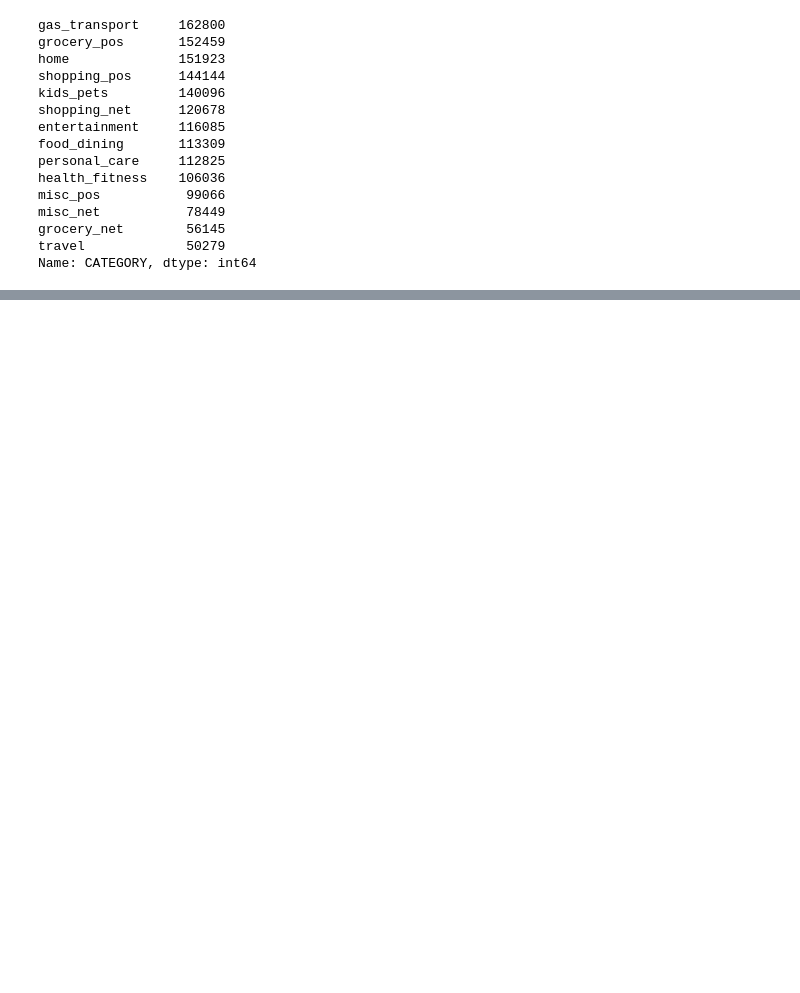
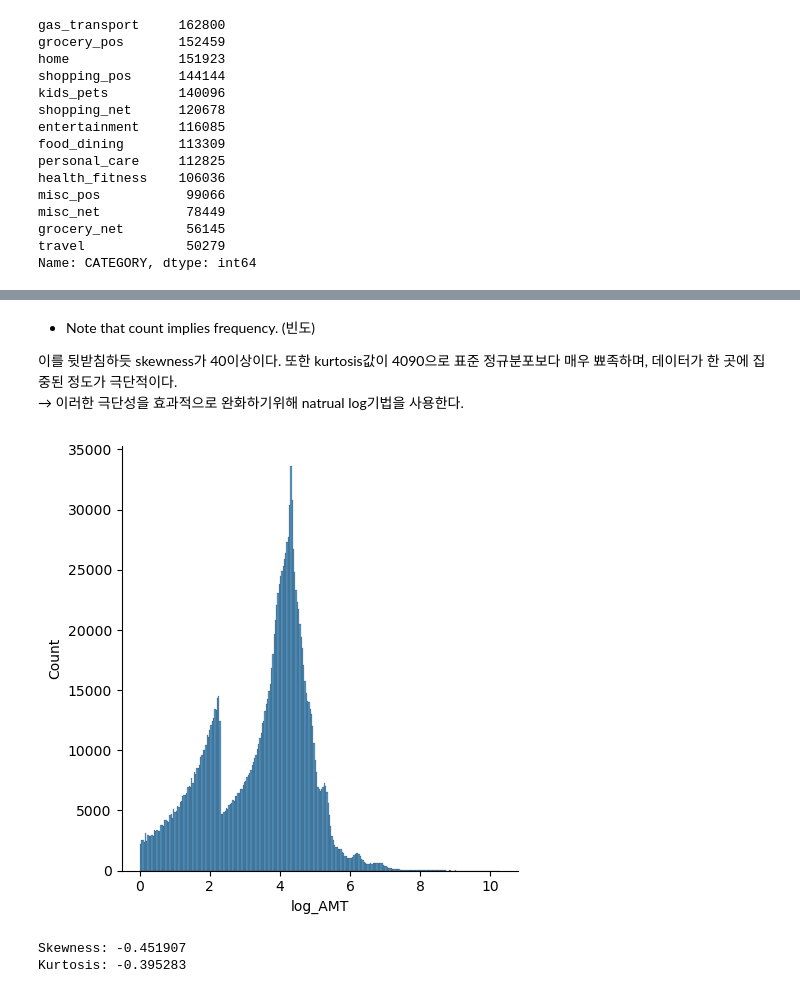
Before and after one commit to skmanzg/FraudDectectionProject2023, a Jupyter notebook: Data_Wrangling_part2.ipynb, the cells around one changed output, grey strips where cells are left out. Cells and saved outputs as stored; diff of their text form; code cells hidden in the pictures; blank space fills up the shorter version.

```diff
--- a/Data_Wrangling_part2.ipynb
+++ b/Data_Wrangling_part2.ipynb
@@ -97,0 +320,17 @@ memory usage: 111.7+ MB
+# %% [markdown]
+* Note that count implies frequency. (빈도)
+
+이를 뒷받침하듯 skewness가 40이상이다. 또한 kurtosis값이 4090으로 표준 정규분포보다 매우 뾰족하며, 데이터가 한 곳에 집중된 정도가 극단적이다.
+ → 이러한 극단성을 효과적으로 완화하기위해 natrual log기법을 사용한다.
+# %%
+import numpy as np
+# AMT 컬럼에 자연로그를 씌우고 양상을 확인한다.
+df['log_AMT'] = np.log(df['AMT'])
+sns.displot(df['log_AMT'])
+plt.show()
+print("Skewness: %f" % df['log_AMT'].skew())
+print("Kurtosis: %f" % df['log_AMT'].kurt())
+# %% [output]
+[figure, added]
+Skewness: -0.451907
+Kurtosis: -0.395283
```
Also changed, not shown: parts of 62 cells of this notebook, 2 other files.
